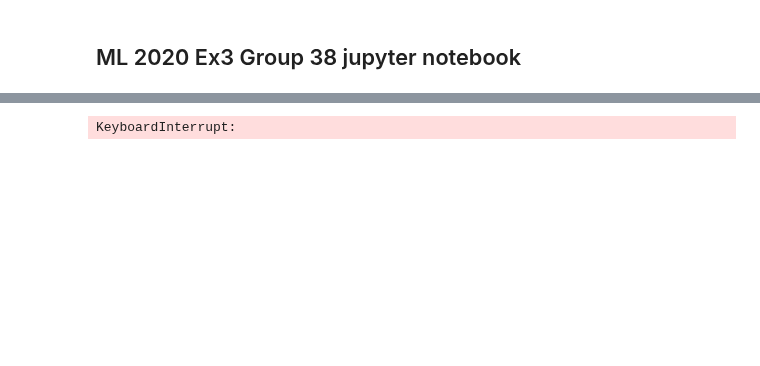
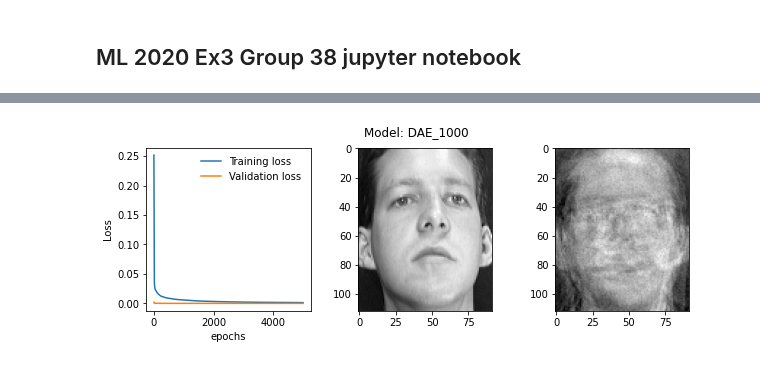
Before and after one commit to omgwenxx/machine_learning, a Jupyter notebook: assignment3/app/template.ipynb, the cells around one changed output, grey strips where cells are left out. Saved outputs shown, nothing was run; the diff lists cells and outputs as text; code cells hidden in the pictures; blank space fills up the shorter version.

```diff
--- a/assignment3/app/template.ipynb
+++ b/assignment3/app/template.ipynb
@@ -18,5 +18,5 @@ from modules_DAE import buildDAELayer, buildDAESoftmaxModel, evaluateModel_DAE
 # %%
 # train first dae layer
 
-buildDAELayer(DAELayer(1000), 1e-5, 5000, True, True)
+buildDAELayer(DAELayer(10304, 1000), lRate=1e-4, epochs=5000, plot=True)
 # %% [output]
@@ -40,4 +40,4 @@ Epoch: 2606/5000..  Training Loss: 0.002..  Validate Loss: 0.010..
-KeyboardInterrupt:
+[figure, added]
 # %%
 # evaluate outcome of first dae layer (needs a model in ./models/DAE_1000_model.pt)
 
```
Also changed, not shown: parts of 14 cells of this notebook, 4 other files.
